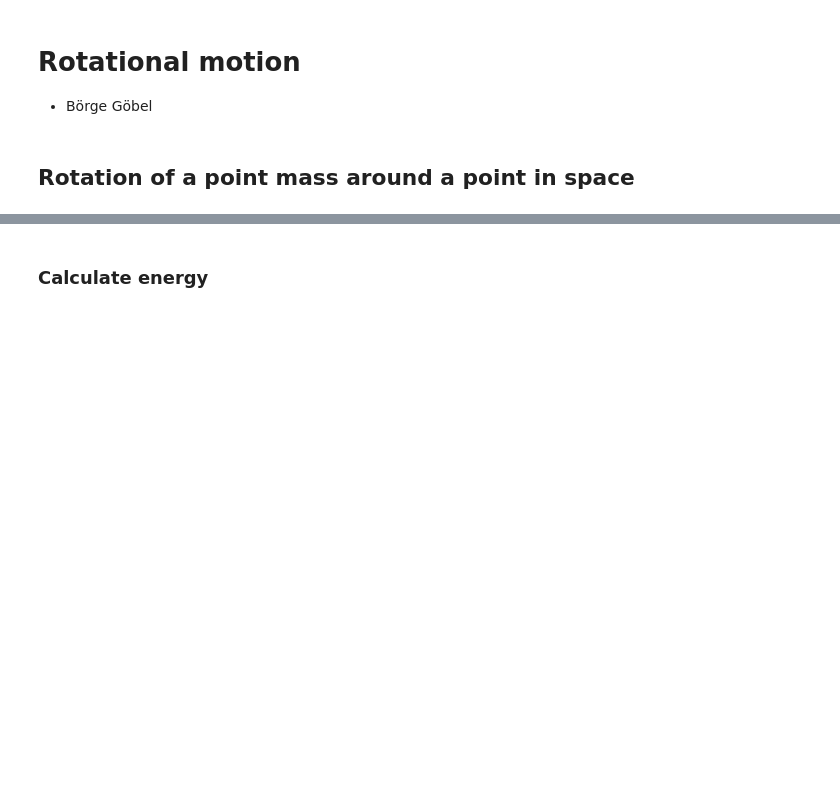
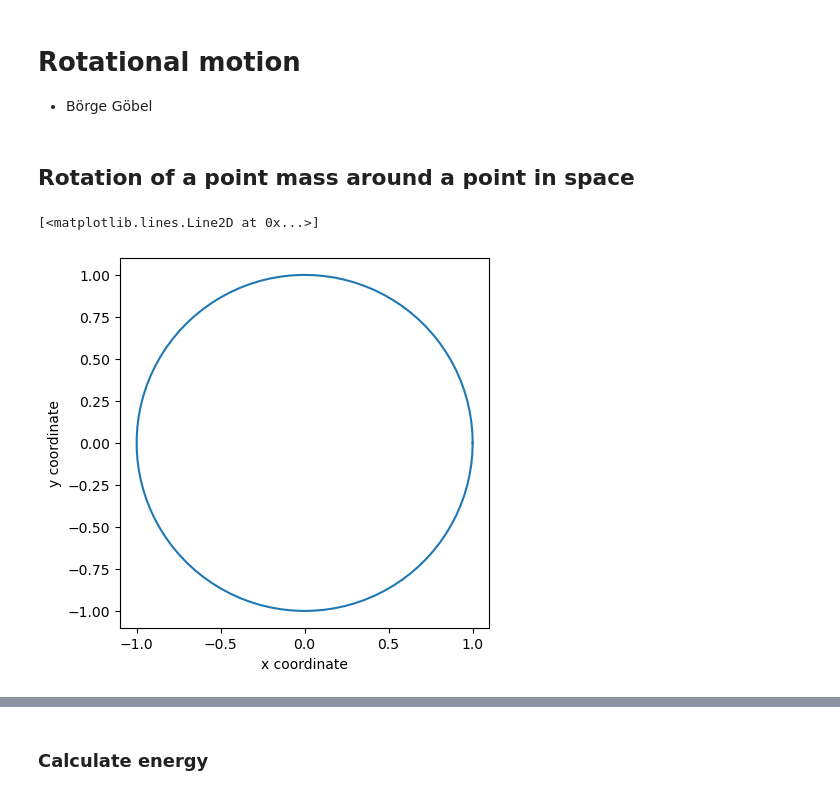
Before and after one commit to sage2003/Scientific-Computation-Udemy, a Jupyter notebook: Rotation of geometric objects.ipynb, the cells around one changed output, grey strips where cells are left out. Cells and saved outputs as stored; diff of their text form; code cells hidden in the pictures; blank space fills up the shorter version.

```diff
--- a/Rotation of geometric objects.ipynb
+++ b/Rotation of geometric objects.ipynb
@@ -11,4 +11,20 @@ import matplotlib.pyplot as plt
 # %%
- ### Radius - [r] = m
+r = 1 ### Radius - [r] = m
 # %%
- ### Angular velocity - [omega] = 1/s
+omega = 1 ### Angular velocity - [omega] = 1/s
+# %%
+t_array = np.linspace(0, 2*np.pi, 100)
+x_array = r*np.cos(omega*t_array)
+y_array = r*np.sin(omega*t_array)
+# %%
+fig = plt.figure()
+ax = fig.add_subplot(1,1,1)
+ax.set_aspect(1)
+
+plt.xlabel("x coordinate")
+plt.ylabel("y coordinate")
+
+plt.plot(x_array, y_array)
+# %% [output]
+[<matplotlib.lines.Line2D at 0x...>]
+[figure, added]
```
Also changed, not shown: parts of 16 cells of this notebook, 2 other files.
